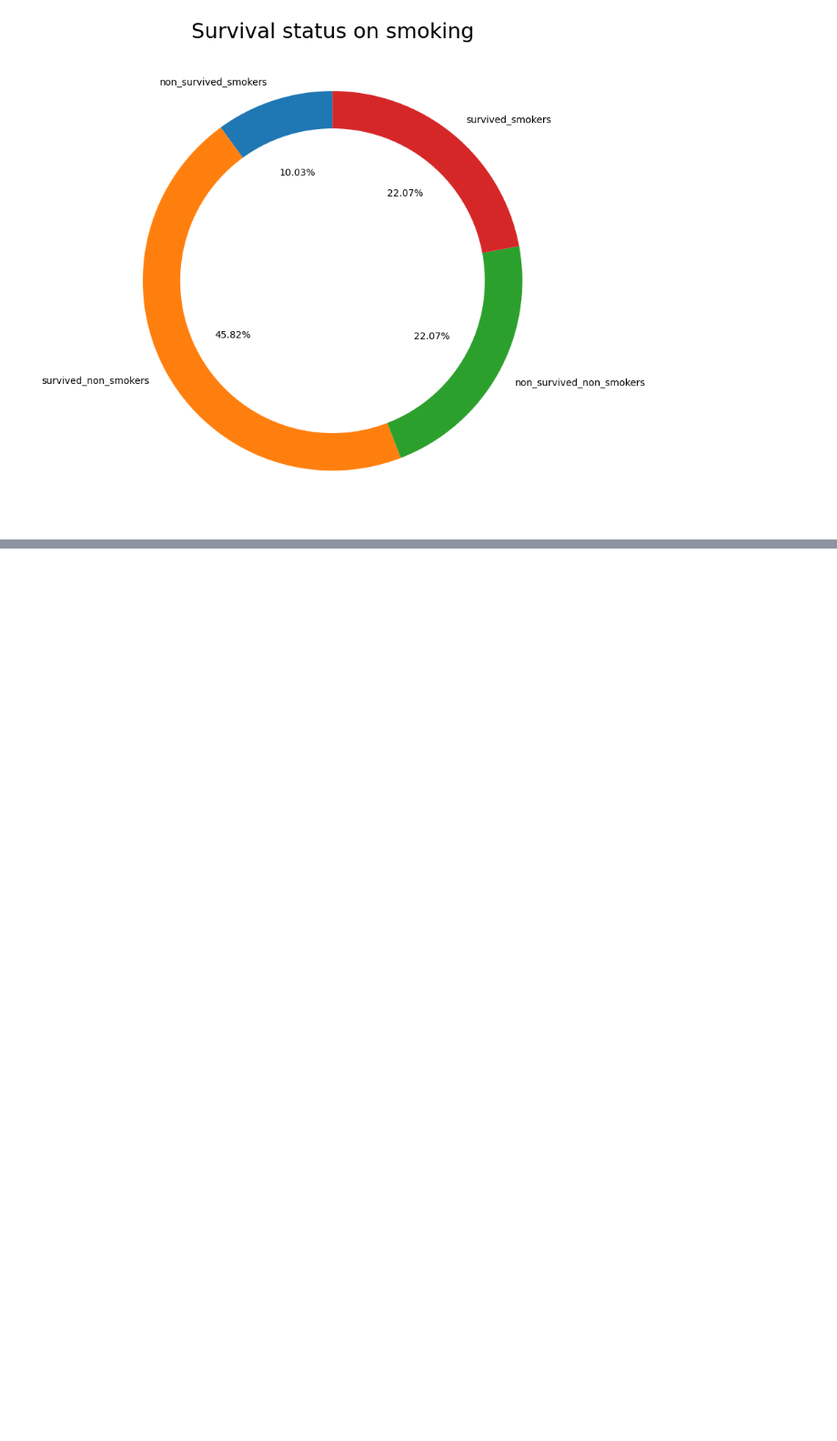
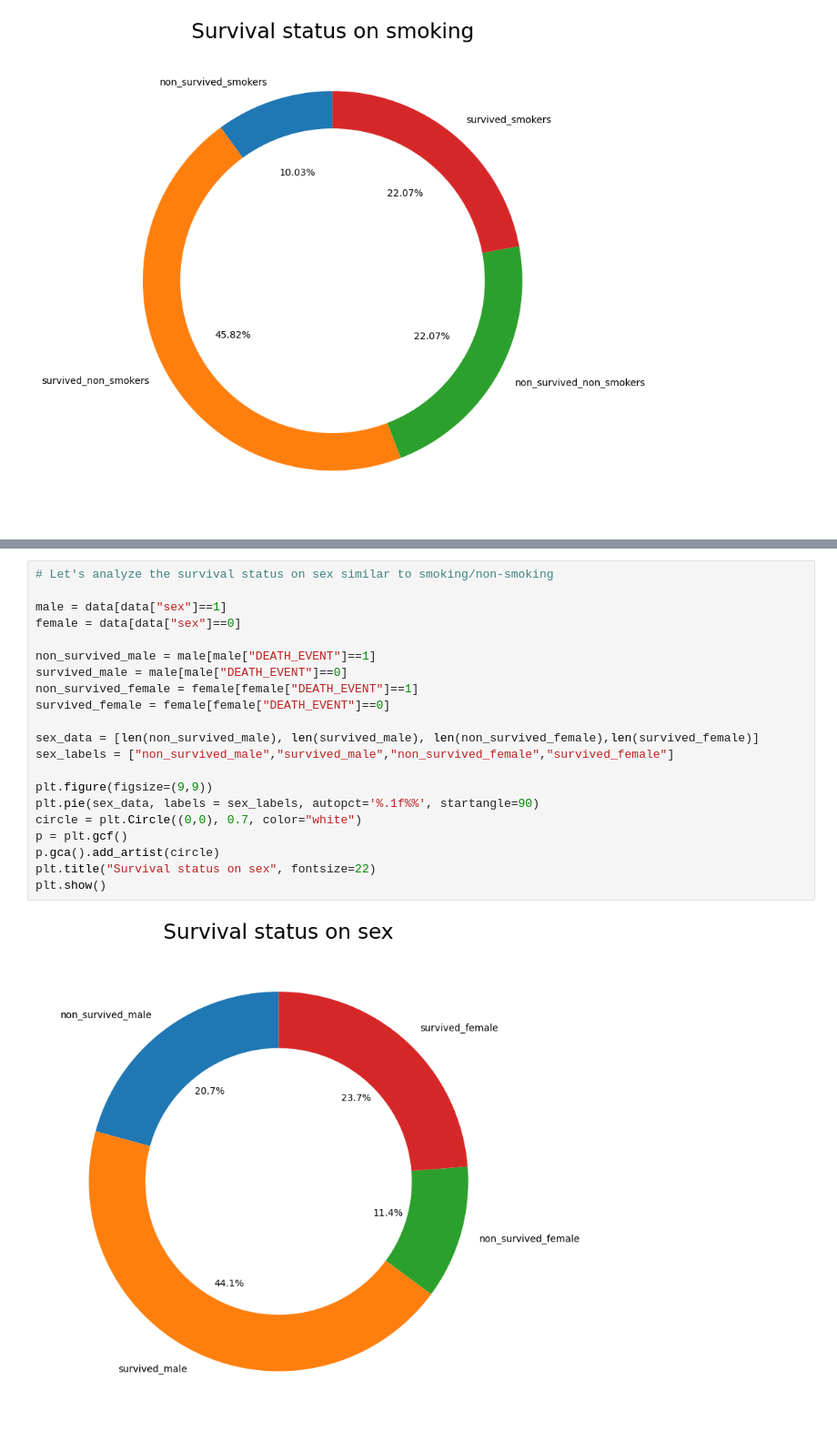
Before and after one commit to bilalsarimeseli/Heart_Failure_Classification_ML_Project, a Jupyter notebook: Heart_Failure_Classification_Project.ipynb, the cells around one changed output, grey strips where cells are left out. Shown at 91% size. Drawn from its saved outputs; the diff is of its cells as text; blank space fills up the shorter version.

```diff
--- a/Heart_Failure_Classification_Project.ipynb
+++ b/Heart_Failure_Classification_Project.ipynb
@@ -221,0 +239,23 @@ plt.show()
+# %%
+# Let's analyze the survival status on sex similar to smoking/non-smoking
+
+male = data[data["sex"]==1]
+female = data[data["sex"]==0]
+
+non_survived_male = male[male["DEATH_EVENT"]==1]
+survived_male = male[male["DEATH_EVENT"]==0]
+non_survived_female = female[female["DEATH_EVENT"]==1]
+survived_female = female[female["DEATH_EVENT"]==0]
+
+sex_data = [len(non_survived_male), len(survived_male), len(non_survived_female),len(survived_female)]
+sex_labels = ["non_survived_male","survived_male","non_survived_female","survived_female"]
+
+plt.figure(figsize=(9,9))
+plt.pie(sex_data, labels = sex_labels, autopct='%.1f%%', startangle=90)
+circle = plt.Circle((0,0), 0.7, color="white")
+p = plt.gcf()
+p.gca().add_artist(circle)
+plt.title("Survival status on sex", fontsize=22)
+plt.show()
+# %% [output]
+[figure, added]
```
Also changed, not shown: parts of 4 cells of this notebook.
